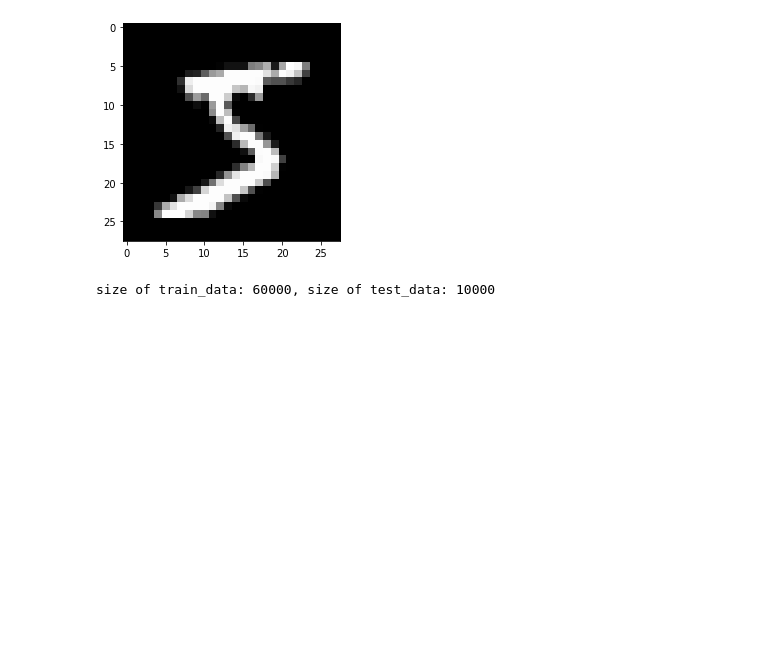
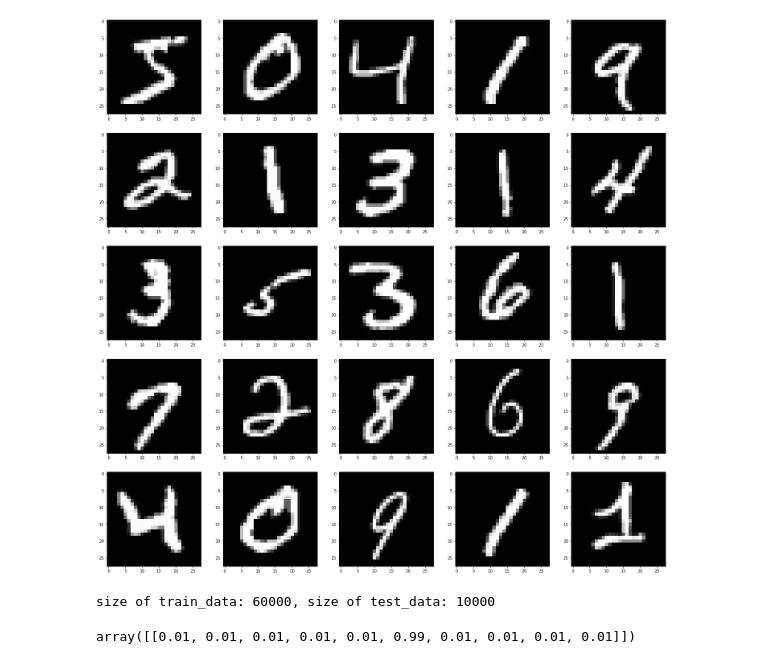
Before and after one commit to scalalang2/selab-machinelearning-study, a Jupyter notebook: tasks/mnist-python.ipynb, the cells around one changed output. Drawn from its saved outputs; the diff is of its cells as text; code cells hidden in the pictures; blank space fills up the shorter version.

```diff
--- a/tasks/mnist-python.ipynb
+++ b/tasks/mnist-python.ipynb
@@ -10,16 +10,26 @@ test_file = open("data/mnist_test.csv", "r")
 test_data = test_file.readlines()
 test_file.close()
 # %%
-t = np.asfarray(train_data[0].split(','))
-n = t[1:].reshape(28, 28)
-plt.imshow(n, cmap='gray')
+plt.figure(figsize=(25, 25))
+for x in range(25):
+    plt.subplot(5, 5, x+1)
+    x = np.asfarray(train_data[x].split(',')[1:])
+    plt.imshow(x.reshape(28, 28), cmap='gray')
+
 plt.show()
 # %% [output]
-[figure, old version]
+[figure, new version]
 # %%
 print("size of train_data: %d, size of test_data: %d" % (len(train_data), len(test_data)))
+
+wih = np.random.randn(784, 100)
+wih.shape
+target = np.array(np.zeros(10) + 0.01, ndmin=2)
+target[0][5] = 0.99
+target
 # %% [output]
 size of train_data: 60000, size of test_data: 10000
+array([[0.01, 0.01, 0.01, 0.01, 0.01, 0.99, 0.01, 0.01, 0.01, 0.01]])
 # %%
 class Network:
     def __init__(self):
```
Also changed, not shown: parts of 3 cells of this notebook, 3 other files.
